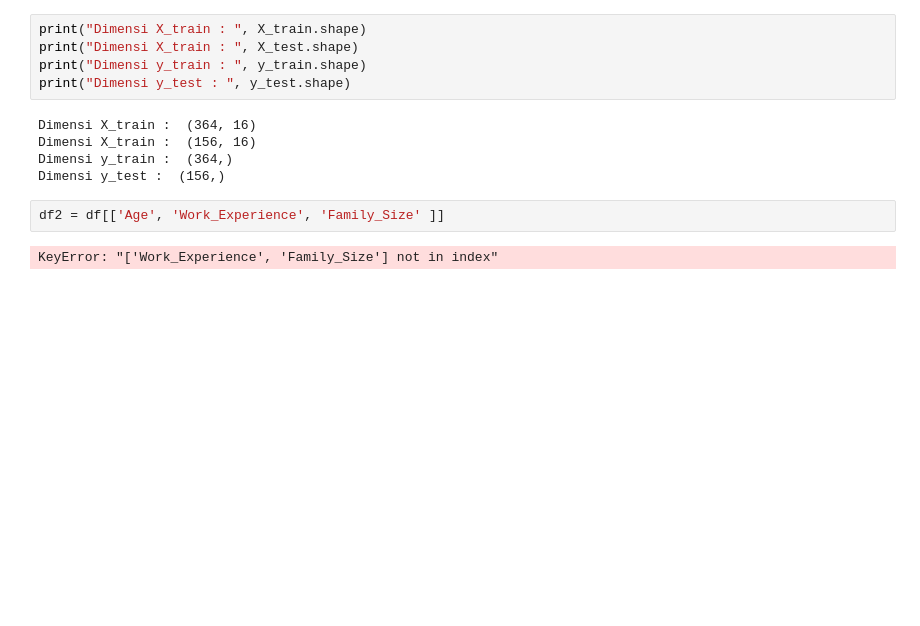
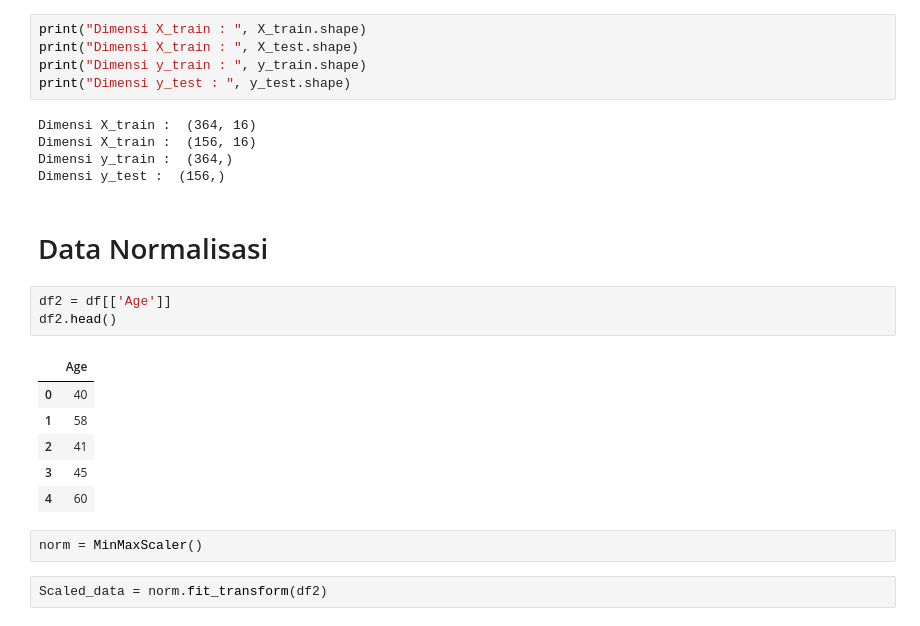
Before and after one commit to gemparpanggih/Praktikum_KB, a Jupyter notebook: Posttest_KB_4/Posttest4.ipynb, the cells around one changed output. Saved outputs shown, nothing was run; the diff lists cells and outputs as text; blank space fills up the shorter version.

```diff
--- a/Posttest_KB_4/Posttest4.ipynb
+++ b/Posttest_KB_4/Posttest4.ipynb
@@ -30,7 +38,19 @@ Dimensi X_train :  (364, 16)
 Dimensi X_train :  (156, 16)
 Dimensi y_train :  (364,)
 Dimensi y_test :  (156,)
+# %% [markdown]
+# Data Normalisasi
 # %%
-df2 = df[['Age', 'Work_Experience', 'Family_Size' ]]
+df2 = df[['Age']]
+df2.head()
 # %% [output]
-KeyError: "['Work_Experience', 'Family_Size'] not in index"
+|  | Age |
+| 0 | 40 |
+| 1 | 58 |
+| 2 | 41 |
+| 3 | 45 |
+| 4 | 60 |
+# %%
+norm = MinMaxScaler()
+# %%
+Scaled_data = norm.fit_transform(df2)
```
Also changed, not shown: parts of 13 cells of this notebook, 1 other file.
